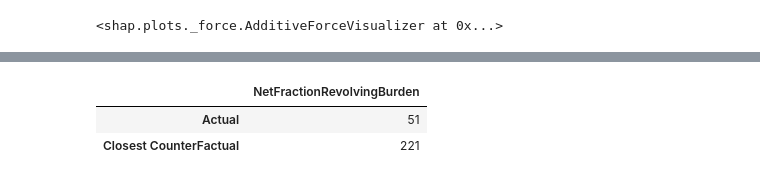
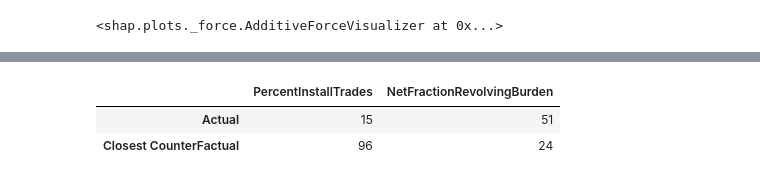
Before and after one commit to adubowski/va-heloc, a Jupyter notebook: heloc_model/Adam.ipynb, the cells around one changed output, grey strips where cells are left out. Cells and saved outputs as stored; diff of their text form; code cells hidden in the pictures.

```diff
--- a/heloc_model/Adam.ipynb
+++ b/heloc_model/Adam.ipynb
@@ -184,31 +216,31 @@ array([0.354, 0.646])
 # %%
 # DiCE counterfactual explanations
 from dice_ml import Data, Model, Dice
 
 df = X_train.copy()
 df['y'] = y_train.copy()
 data = Data(
     dataframe=df,
     continuous_features=numerical,
     outcome_name='y'
 )
 m = Model(model=model, backend='sklearn')
 dice = Dice(data, m, method='random')
-e = dice.generate_counterfactuals(X_test[:1], total_CFs=1, desired_class="opposite")
+e = dice.generate_counterfactuals(X_test.loc[[3610]], total_CFs=1, desired_class="opposite")
 
 # As an improvement point for the future work in the report -
 # would be great if we could get counterfactual probability as well, it is a work in progress in the DiCE library
 
 import json
 
 d = json.loads(e.to_json())
 cfs_list = d['cfs_list'][0][0][:20]
 test_data = d['test_data'][0][0][:20]
 cf_df = pd.DataFrame([test_data, cfs_list], columns=d['feature_names'], index=['Actual', 'Closest CounterFactual'])
 nunique = cf_df.nunique()
 cols_to_drop = nunique[nunique == 1].index
 cf_df.drop(cols_to_drop, axis=1)
 # %% [output]
-|  | NetFractionRevolvingBurden |
-| Actual | 51 |
-| Closest CounterFactual | 221 |
+|  | PercentInstallTrades | NetFractionRevolvingBurden |
+| Actual | 15 | 51 |
+| Closest CounterFactual | 96 | 24 |
```
Also changed, not shown: parts of 13 cells of this notebook, 4 other files.
